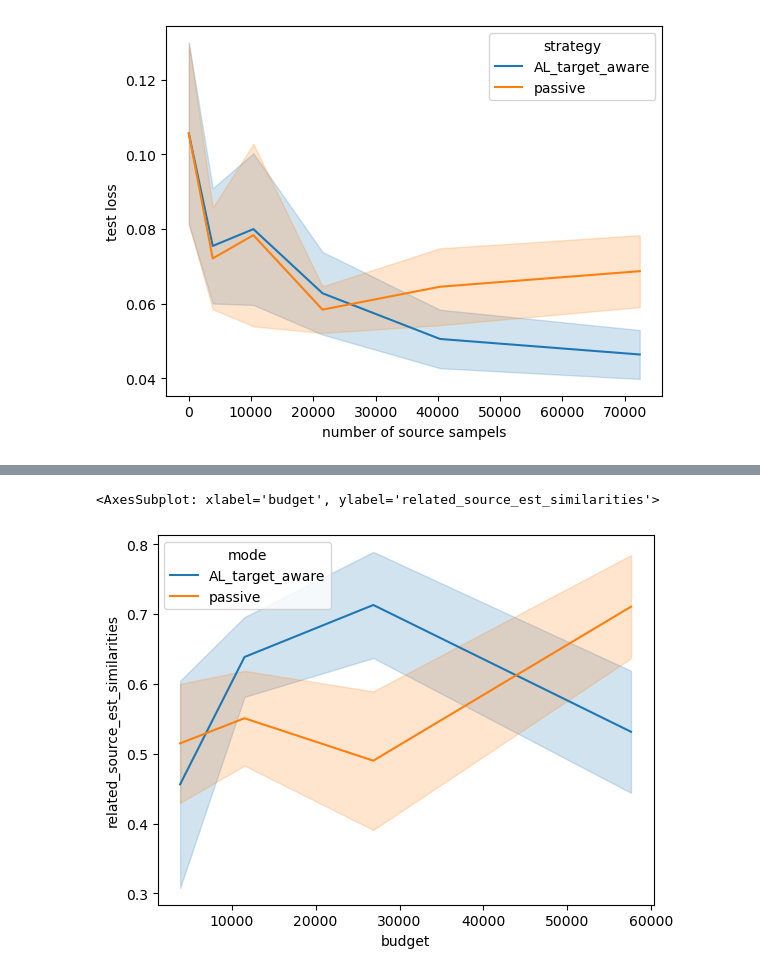
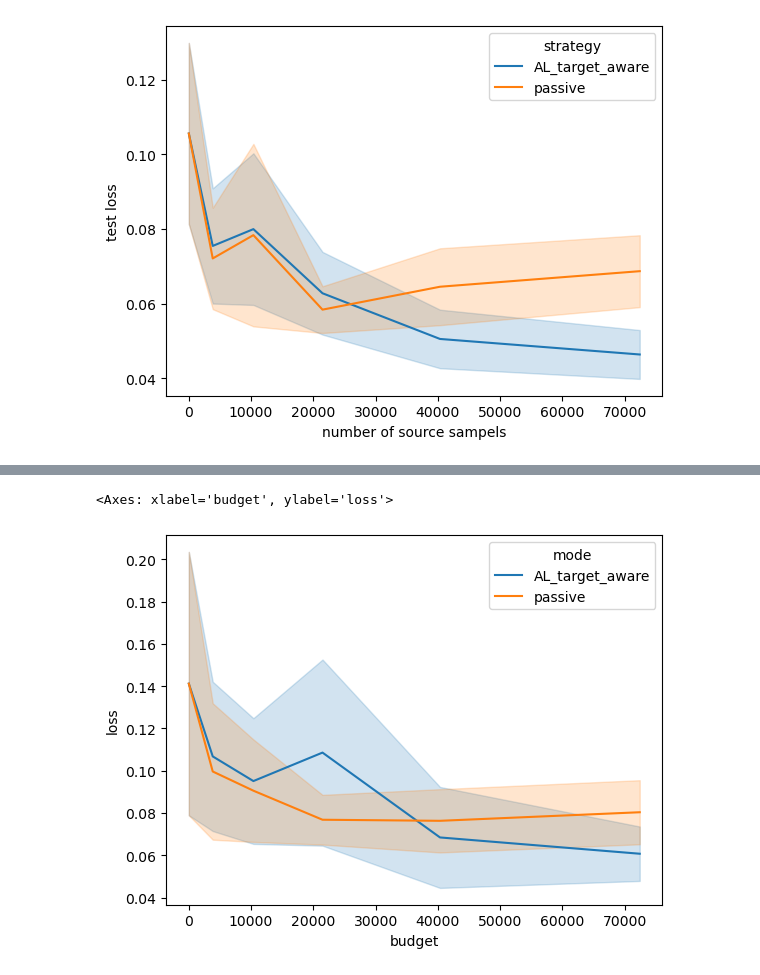
Before and after one commit to WendyH1108/AL-Robotics, a Jupyter notebook: summary_pendulum_nonLinear.ipynb, the cells around one changed output, grey strips where cells are left out. Saved outputs shown, nothing was run; the diff lists cells and outputs as text; code cells hidden in the pictures.

Commit message:
Add more results.

```diff
--- a/summary_pendulum_nonLinear.ipynb
+++ b/summary_pendulum_nonLinear.ipynb
@@ -268,6 +244,37 @@ sns.lineplot(x="budget", y="loss", data=result, hue="mode", errorbar=('se',1), m
-# %%
-result["related_source_est_similarities"] = result["related_source_est_similarities"].abs()
-sns.lineplot(x="budget", y="related_source_est_similarities", data=result, hue="mode", errorbar=('se',1), markers=True, dashes=False)
-# %% [output]
-<AxesSubplot: xlabel='budget', ylabel='related_source_est_similarities'>
-[figure, removed]
+# %%
+config = {
+        "embed_dim": 8,
+        "input_dim": 60,
+        "num_target_sample": 4000,
+        "active": None,
+        "target_aware": None,
+        "saving_task_num": True,
+        "base_len_ratio": 1,
+        "exp_base": 2,
+        "outer_epoch_num": 4,
+        "actual_target":  [0, 0.3, 0.5, 0, 0.5, 0]
+        }
+
+result = None
+# for seed in [ 43, 500, 12434, 425, 987, 26794, 56, 89, 1111, 89731, 21312]:
+for seed in [43, 500, 12434, 987, 26794, 56,]:
+    for active in [True, False]:
+            config["data_seed"] = seed
+            config["active"] = active
+            config["target_aware"] = True if active else False
+            filename = processName(config)
+            tmp = pd.read_csv(f"results/pendulum_nonlinear_highErrorBar/{filename}.csv")
+            if active:
+                tmp["mode"] = "AL_target_aware"
+            else:
+                tmp["mode"] = "passive"
+            tmp['seed'] = seed
+            if result is None:
+                result = tmp
+            else:
+                result = pd.concat([result, tmp])
+
+sns.lineplot(x="budget", y="loss", data=result, hue="mode", errorbar=('se',1), markers=True, dashes=False)
+# %% [output]
+<Axes: xlabel='budget', ylabel='loss'>
+[figure, added]
```
Also changed, not shown: parts of 13 cells of this notebook.
